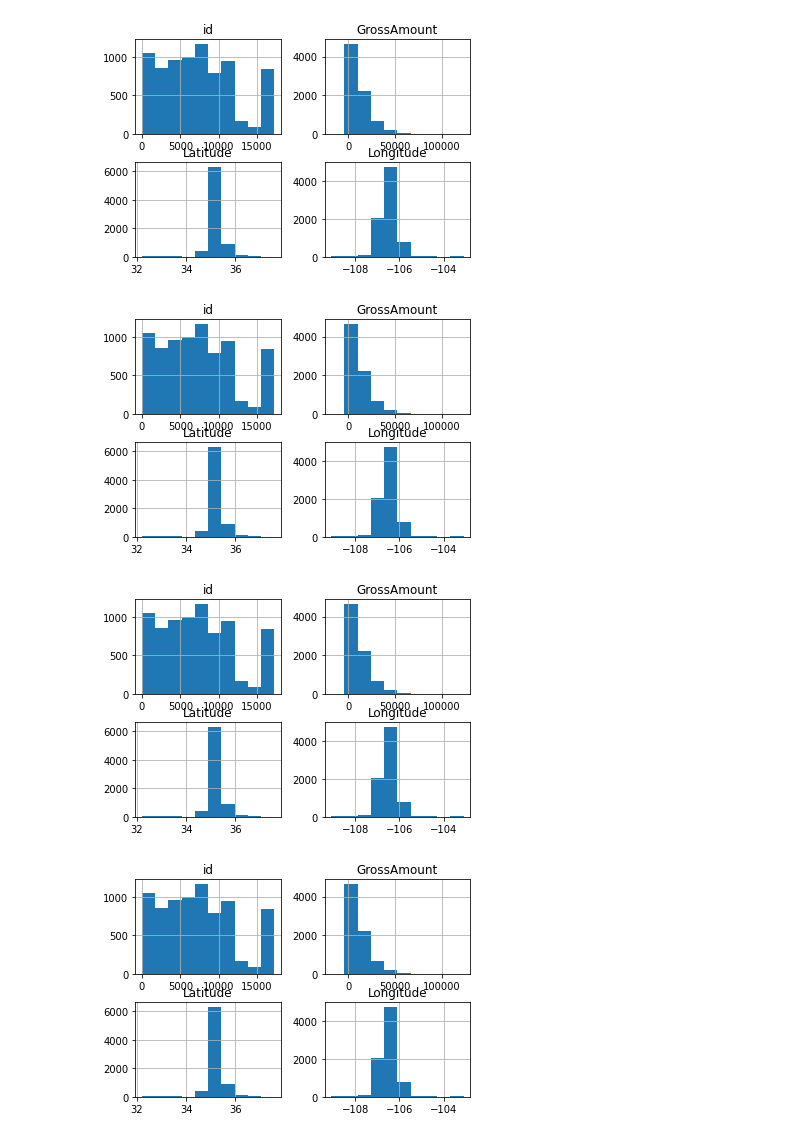
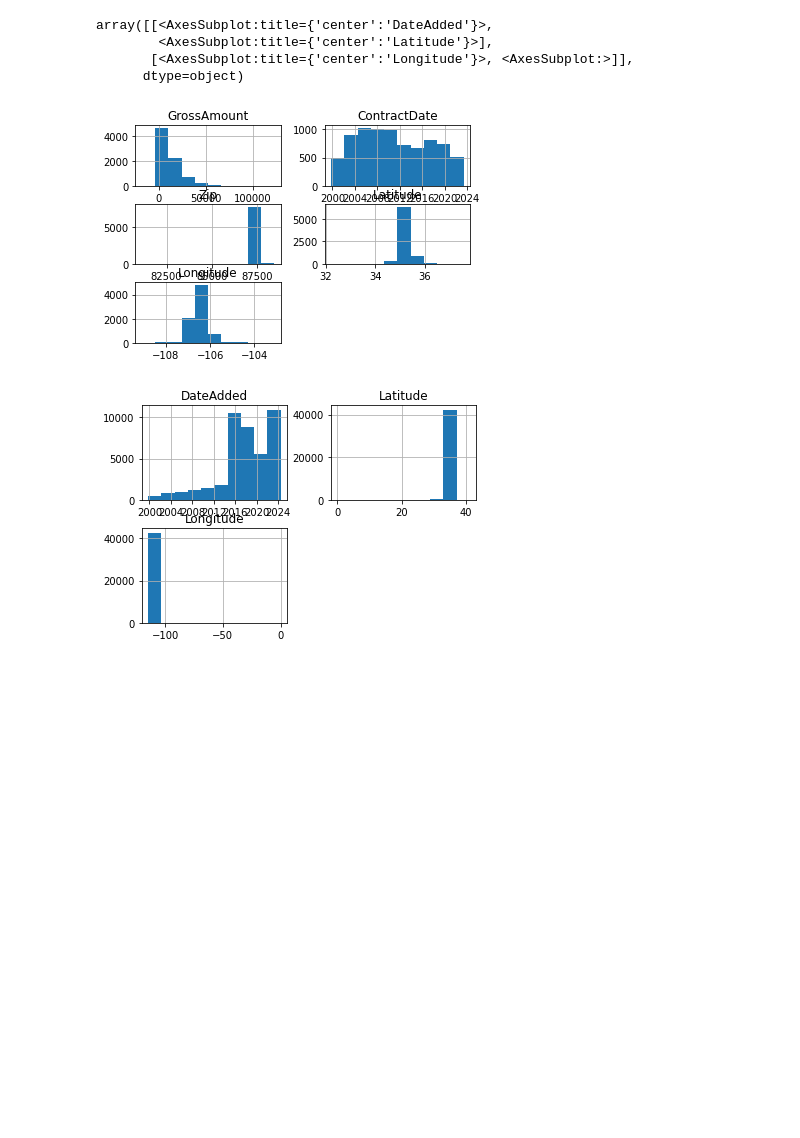
Before and after one commit to iThulin/Data-Visualization-Final, a Jupyter notebook: Data Visualization.ipynb, the cells around one changed output. Saved outputs shown, nothing was run; the diff lists cells and outputs as text; code cells hidden in the pictures; blank space fills up the shorter version.

Commit message:
Data has been cleaned

```diff
--- a/Data Visualization.ipynb
+++ b/Data Visualization.ipynb
@@ -7,19 +7,36 @@ from datetime import datetime
 data = pd.read_csv("Geolocated Data - Sales & Prospect - 5.11.2023.csv")
 
 # Drop all features that are common between the prospect and sales dataframes
-df = data.drop(['FullAddress', 'StreetName', 'JobStatus', 'SalesRepName1', 'SalesRepName2', 'Accuracy.Score', 'Accuracy.Type'], axis = 1)
-
-df = df.astype({'productid':'string'})
+df = data.drop(['id','FullAddress', 'StreetName', 'JobStatus', 'SalesRepName1', 'SalesRepName2', 'Accuracy.Score', 'Accuracy.Type'], axis = 1)
 
 # Prospect is defined by not having a contract date
 prospect = df[df.ContractDate.isnull()]
 sales = df.dropna(subset = ['ContractDate'])
 
-sales = sales.astype({'productId':"str",
+# Drop unused features
+sales = sales.drop(['DateAdded', 'Issued', 'Sat'], axis = 1)
+prospect = prospect.drop(['GrossAmount', 'ContractDate','Source'], axis = 1)
+
+# Drop rows with incomplete data
+prospect = prospect.dropna()
+
+# Remove zip codes that are not 5 digits (certain entries were throwing exceptions when converting to int)
+prospect = prospect[prospect['Zip'].str.contains(r'^\d{5}$')]
+
+# Adjust the type of various columns
+sales = sales.astype({'productid':"str",
                       'City':'str',
                       'State':'str',
                       'Source':'str',
-                      'Subsource':'str',
+                      'SubSource':'str',
                       'Zip':'int'})
 
-prospect = prospect.astype({'':''})
+prospect = prospect.astype({'productid':'str',
+                            'City':'str',
+                            'State':'str',
+                            'SubSource':'str'})
+                            #'Zip':'int'})
+
+# Set date field to use the datetime type
+sales['ContractDate'] = pd.to_datetime(df.ContractDate)
+prospect['DateAdded'] = pd.to_datetime(df.DateAdded)
@@ -31,10 +43,13 @@ prospect = prospect.drop(['GrossAmount', 'ContractDate', 'Source'], axis = 1)
 # %%
 # Missing value handling
 
-for feature in sales:
-    sales.hist()
+
+sales.hist()
+prospect.hist()
 # %% [output]
+array([[<AxesSubplot:title={'center':'DateAdded'}>,
+        <AxesSubplot:title={'center':'Latitude'}>],
+       [<AxesSubplot:title={'center':'Longitude'}>, <AxesSubplot:>]],
+      dtype=object)
-[figure, old version]
+[figure, new version]
-[figure, old version]
+[figure, new version]
-[figure, removed]
-[figure, removed]
```
Also changed, not shown: parts of 4 cells of this notebook.
